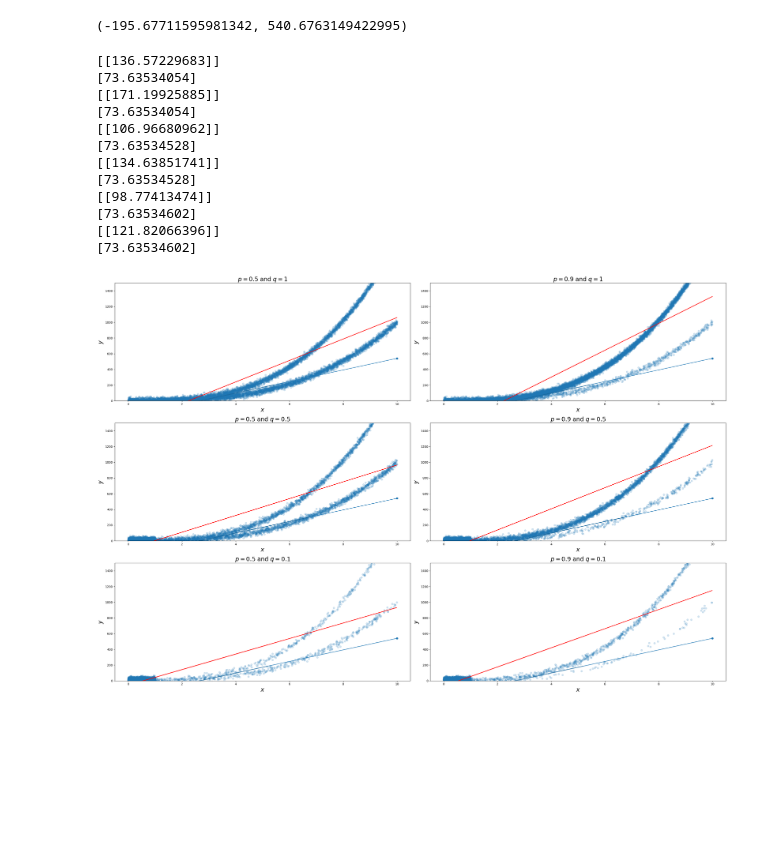
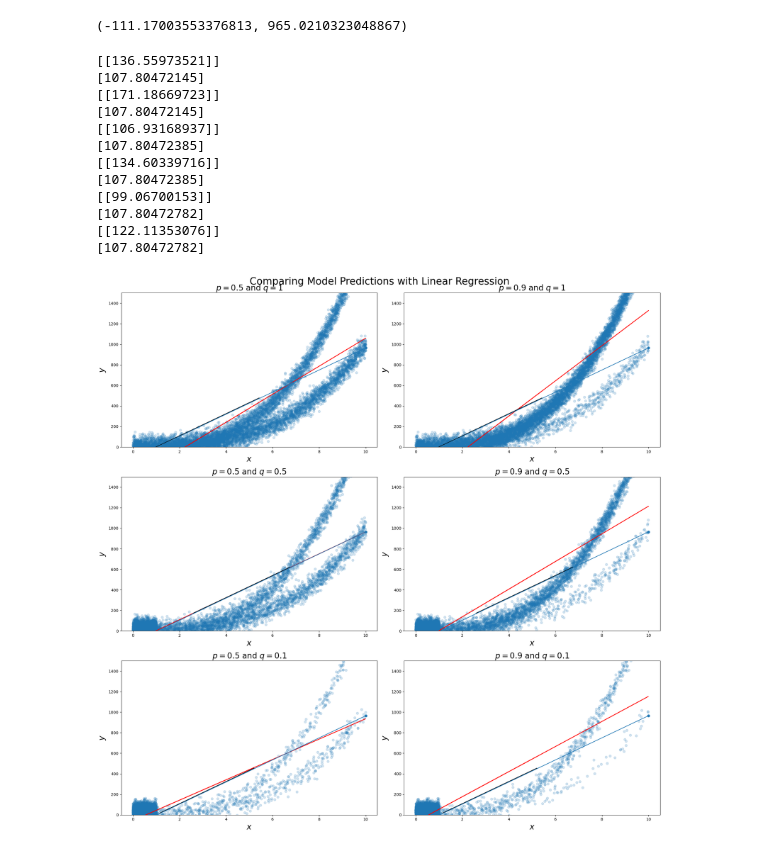
Before and after one commit to melissahliu/linear_ru_reg, a Jupyter notebook: training.ipynb, the cells around one changed output. Cells and saved outputs as stored; diff of their text form; code cells hidden in the pictures; blank space fills up the shorter version.

```diff
--- a/training.ipynb
+++ b/training.ipynb
@@ -94,9 +94,8 @@ def get_dataloaders(
 def get_shift_one_dim_dataloaders(
     n_train, seed, p_train, q_train, p_tests, q_tests
 ):
-    X_train, y_train = generate_shift_one_dim_dataset(
-        n=n_train, p=p_train, q=q_train, seed=seed + 2
-    )
+    X_train = []
+    y_train = []
 
     X_val, y_val = generate_shift_one_dim_dataset(
         n=int(n_train * 0.2), p=p_train, q=q_train, seed=seed
@@ -115,6 +114,9 @@ def get_shift_one_dim_dataloaders(
             y_tests.append(y_test)
             X_unstandardized.append(X_test)
             y_unstandardized.append(y_test)
+            if (q_test == 0.5 and p_test == 0.5):
+                X_train = X_test
+                y_train = y_test
 
     return (
         get_dataloaders(X_unstandardized, y_unstandardized, X_train, y_train, X_val, y_val, X_tests, y_tests, seed)
@@ -124,7 +126,7 @@ p_tests = [0.5, 0.9]
 q_tests = [1, 0.5, 0.1]
 X_unstandardized, y_unstandardized, train_loader, val_loader, test_loaders, X_train_shape, x_train_mu, x_train_scale, y_train_mu, y_train_scale = get_shift_one_dim_dataloaders(n_train=7000, seed=42, p_train=0.5, q_train=0.5, p_tests=p_tests, q_tests=q_tests)
 # %%
-l_rate = 0.001 #appropriate learning rate? 1e-2 or 1e-3
+l_rate = 0.01 #appropriate learning rate? 1e-2 or 1e-3
 mse_loss = nn.MSELoss(reduction = 'mean')
 # %%
 class Regression(pl.LightningModule):
@@ -182,7 +186,7 @@ class Regression(pl.LightningModule):
 # %%
 model = Regression()
 checkpoint_callback = ModelCheckpoint(monitor='val_loss', dirpath='checkpoints/')
-trainer = Trainer(max_epochs = 50, callbacks=[checkpoint_callback]) #epochs
+trainer = Trainer(max_epochs = 100, callbacks=[checkpoint_callback]) #epochs
 trainer.fit(model, train_dataloaders=train_loader, val_dataloaders=val_loader) #comment out dataloader functions and make loop and pass dataloaders
 # %% [output]
 GPU available: False, used: False
@@ -247,5 +313,5 @@ plot_pred
 # %%
-trained_model = Regression.load_from_checkpoint('checkpoints/epoch=49-step=200-v4.ckpt')
+trained_model = Regression.load_from_checkpoint('epoch=99-step=400-v1.ckpt')
 trained_model.eval()
 x1 = 0
 x2 = 10
@@ -256,44 +322,45 @@ with torch.no_grad():
     y2 = trained_model(x2_tensor)[0][0].item() * y_train_scale + y_train_mu
 y1, y2
 # %% [output]
-(-195.67711595981342, 540.6763149422995)
+(-111.17003553376813, 965.0210323048867)
 # %%
-fig, ax = plt.subplots(3, 2, figsize=(30, 20))
+fig, ax = plt.subplots(3, 2, figsize=(20, 20))
 ax = ax.flatten();
 for i in range(len(X_unstandardized)):
     ax[i].scatter(X_unstandardized[i], y_unstandardized[i], alpha=0.2)
     ax[i].set_title(r"$p={}$".format(round(p_tests[i % 2], 3)) + " and " + r"$q={}$".format(round(q_tests[int(i / 2)], 3)), fontsize=20)
     ax[i].set_xlabel(r"$x$", fontsize=20)
     ax[i].set_ylabel(r"$y$", fontsize=20)
     ax[i].set_ylim(0, 1500)
 
     lobf = LinearRegression()
     lobf.fit(X_unstandardized[i], y_unstandardized[i])
     print(lobf.coef_)
     y_pred = lobf.predict(X_unstandardized[i])
     ax[i].plot(X_unstandardized[i], y_pred, color='red', label='Linear Regression')
 
     first_two = X_unstandardized[i][:2]
     model = LinearRegression()
     model.fit(first_two, plot_pred[i])
     print(model.coef_)
     model_pred = model.predict(first_two)
     ax[i].plot(first_two, model_pred, color='black', label='Linear Regression')
 
     ax[i].plot([x1, x2], [y1, y2], marker='o', label='Points')
-
+plt.suptitle("Comparing Model Predictions with Linear Regression", fontsize=25)
+plt.savefig("modelpred_vs_linearreg.png")
 plt.tight_layout()
 # %% [output]
-[[136.57229683]]
-[73.63534054]
-[[171.19925885]]
-[73.63534054]
-[[106.96680962]]
-[73.63534528]
-[[134.63851741]]
-[73.63534528]
-[[98.77413474]]
-[73.63534602]
-[[121.82066396]]
-[73.63534602]
+[[136.55973521]]
+[107.80472145]
+[[171.18669723]]
+[107.80472145]
+[[106.93168937]]
+[107.80472385]
+[[134.60339716]]
+[107.80472385]
+[[99.06700153]]
+[107.80472782]
+[[122.11353076]]
+[107.80472782]
-[figure, old version]
+[figure, new version]
```
Also changed, not shown: parts of 6 cells of this notebook, 57 other files.
